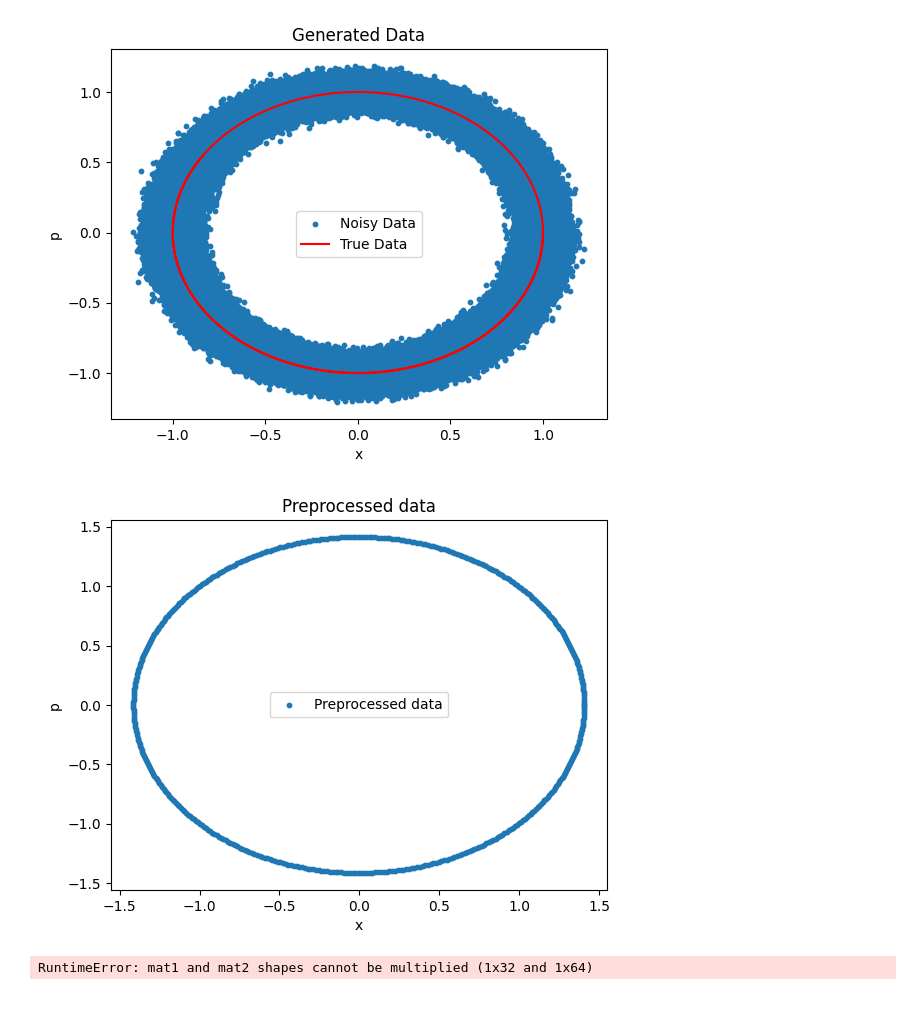
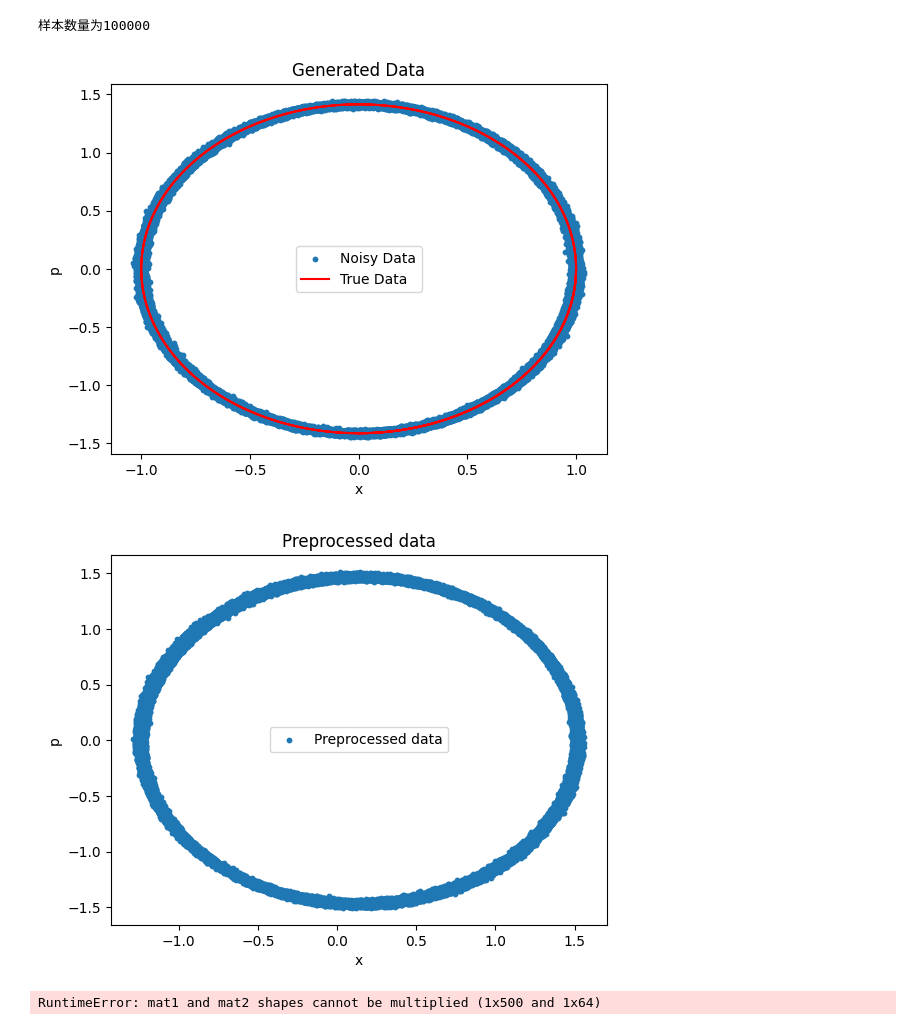
Before and after one commit to ErisLee-lmy/AI-Feynman-Reproduction, a Jupyter notebook: LocalMC_try.ipynb, the cells around one changed output. Saved outputs shown, nothing was run; the diff lists cells and outputs as text; code cells hidden in the pictures.

```diff
--- a/LocalMC_try.ipynb
+++ b/LocalMC_try.ipynb
@@ -1,33 +1,34 @@
 # %%
 # 读取数据
 import numpy as np
 import pandas as pd
 import matplotlib.pyplot as plt
 
 data = pd.read_csv('harmonic_oscillator_trajectory.csv')
 x_ture = data['x'].to_numpy()
 y_true = data['p'].to_numpy()
-N = x_ture.shape
+N = x_ture.shape[0]
 
 # 数据添加噪声
 np.random.seed(42)
 
-noise1 = np.random.normal(0, 0.05, size=N)  # 添加高斯噪声
-noise2 = np.random.normal(0, 0.05, size=N)  # 添加高斯噪声
+noise1 = np.random.normal(0, 0.01, size=N)
+noise2 = np.random.normal(0, 0.01, size=N)
 x = x_ture + noise1
-y = y_true + noise2                       # 带噪声的目标值
+y = y_true + noise2
 
-
+print(f'样本数量为{N}')
 # 可视化数据
 plt.scatter(x, y, s=10, label="Noisy Data")
 plt.plot(x_ture, y_true, color='r', label="True Data")
 plt.legend()
 plt.title("Generated Data")
 plt.xlabel("x")
 plt.ylabel("p")
 plt.show()
 # %% [output]
+样本数量为100000
-[figure, old version]
+[figure, new version]
 # %%
 # 数据预处理
 
@@ -35,6 +36,7 @@ from sklearn.decomposition import PCA
 from sklearn.preprocessing import StandardScaler
 
 data = np.vstack((x, y)).T  # 组合成二维数据 (n_samples, n_features)
+data_true = np.vstack((x_ture,y_true)).T
 
 # 标准化数据
 scaler = StandardScaler()
@@ -46,13 +48,14 @@ data_pca = pca.fit_transform(data_standardized)
 
 # 可视化数据
 plt.scatter(data_pca[:,0], data_pca[:,1], s=10, label="Preprocessed data")
+
 plt.legend()
 plt.title("Preprocessed data")
 plt.xlabel("x")
 plt.ylabel("p")
 plt.show()
 # %% [output]
-[figure, old version]
+[figure, new version]
 # %%
 import torch
 import torch.nn as nn
@@ -96,7 +99,7 @@ optimizer = optim.Adam(model.parameters(), lr=0.01)
 
 # 训练设置
 epochs = 200
-batch_size = 32
+batch_size = int(N/epochs)
 dataset = torch.utils.data.TensorDataset(x_tensor, y_tensor)
 dataloader = torch.utils.data.DataLoader(dataset, batch_size=batch_size, shuffle=True)
 
@@ -143,4 +146,4 @@ plt.xlabel("x")
 plt.ylabel("y")
 plt.show()
 # %% [output]
-RuntimeError: mat1 and mat2 shapes cannot be multiplied (1x32 and 1x64)
+RuntimeError: mat1 and mat2 shapes cannot be multiplied (1x500 and 1x64)
```
Also changed, not shown: 6 other files.
